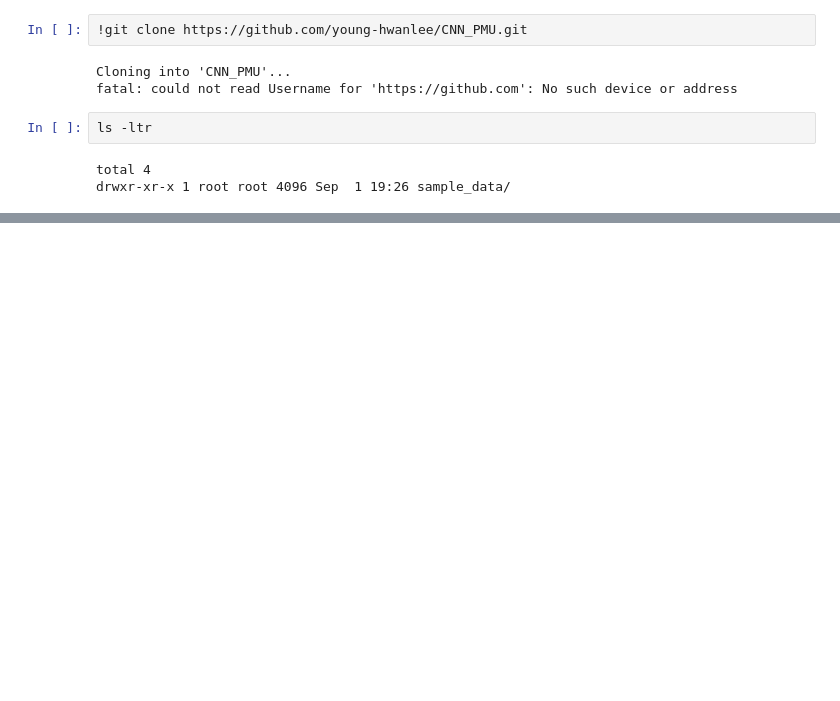
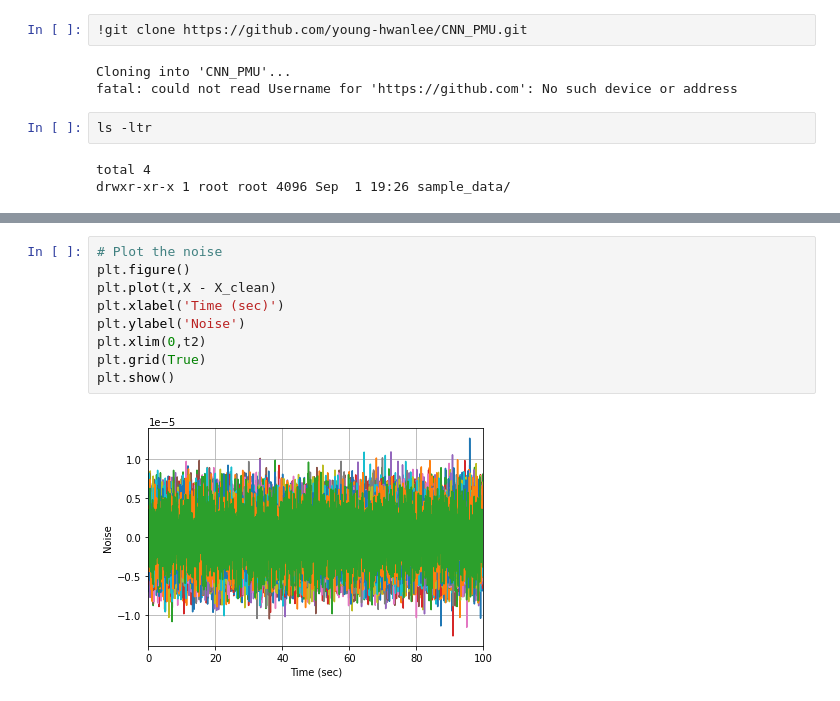
Before and after one commit to young-hwanlee/Clustering_PMU, a Jupyter notebook: cnn_pmu.ipynb, the cells around one changed output, grey strips where cells are left out. Cells and saved outputs as stored; diff of their text form; blank space fills up the shorter version.

```diff
--- a/cnn_pmu.ipynb
+++ b/cnn_pmu.ipynb
@@ -53,0 +262,11 @@ Keras version :  2.6.0
+# %%
+# Plot the noise
+plt.figure()
+plt.plot(t,X - X_clean)
+plt.xlabel('Time (sec)')
+plt.ylabel('Noise')
+plt.xlim(0,t2)
+plt.grid(True)
+plt.show()
+# %% [output]
+[figure, added]
```
Also changed, not shown: parts of 27 cells of this notebook.
